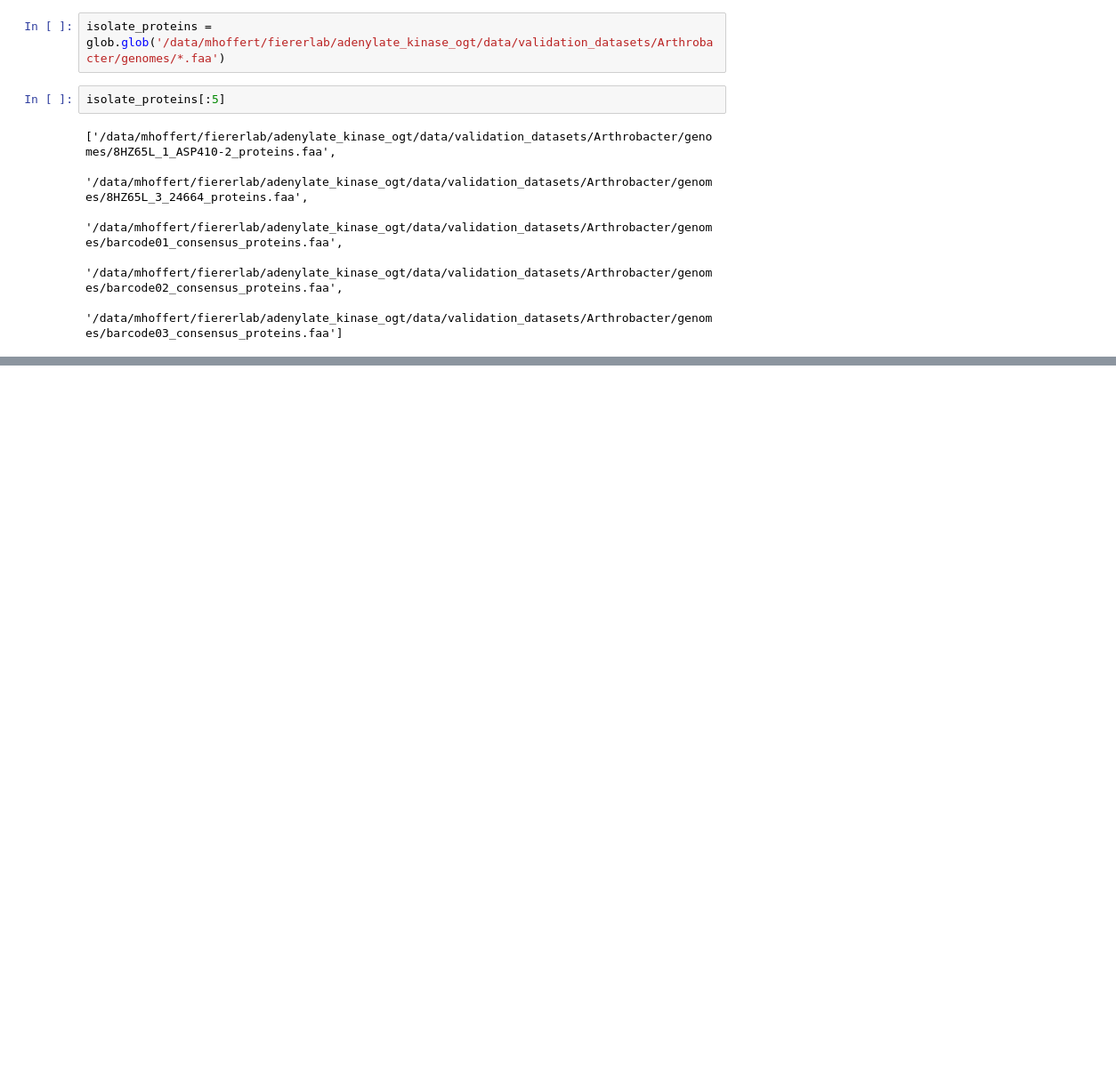
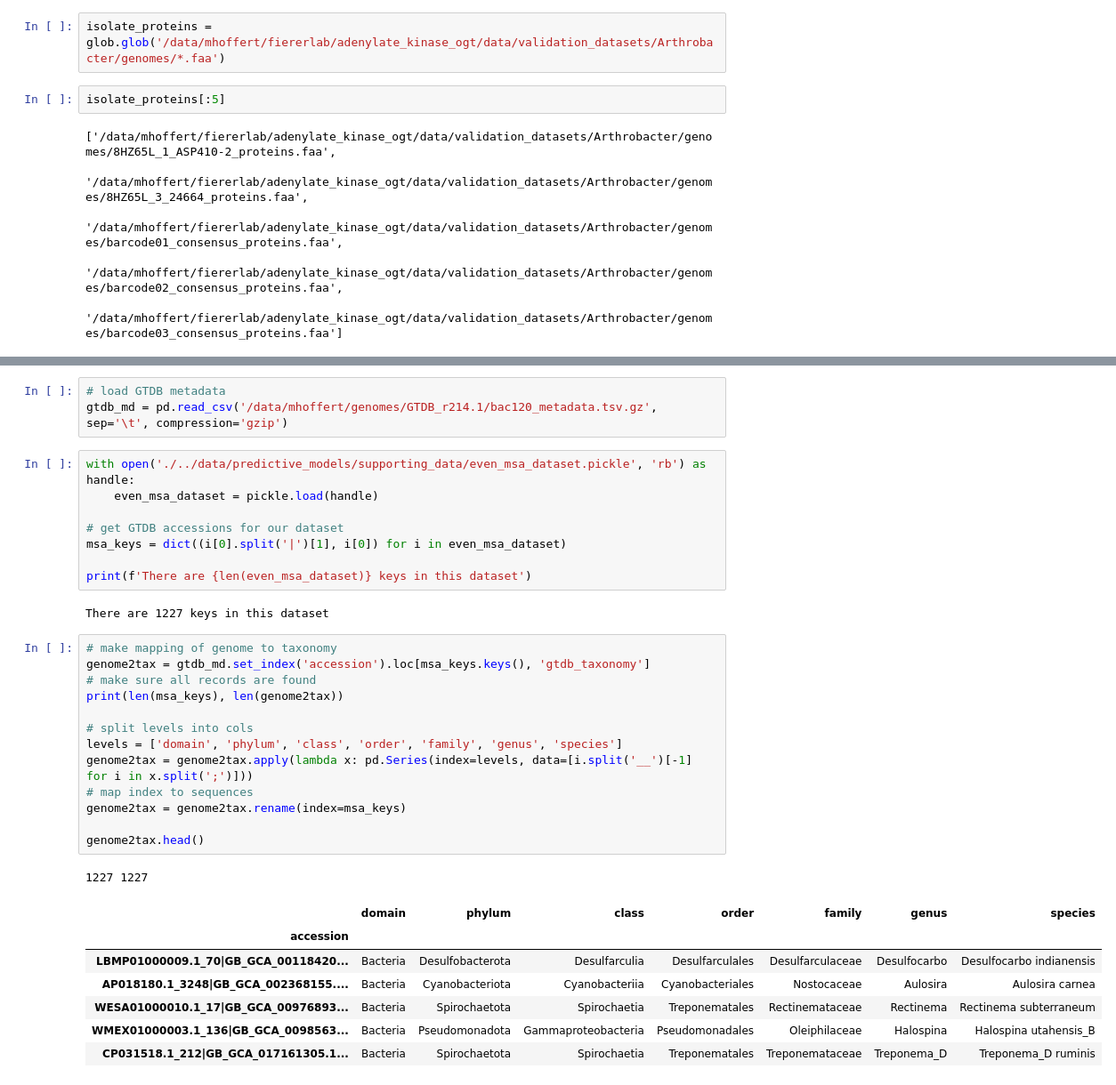
Before and after one commit to realmichaelhoffert/adenylate_kinase_ogt, a Jupyter notebook: notebooks/run_tomes.ipynb, the cells around one changed output, grey strips where cells are left out. Shown at 89% size. Drawn from its saved outputs; the diff is of its cells as text; blank space fills up the shorter version.

```diff
--- a/notebooks/run_tomes.ipynb
+++ b/notebooks/run_tomes.ipynb
@@ -46 +59,36 @@ isolate_proteins[:5]
+# %%
+# load GTDB metadata
+gtdb_md = pd.read_csv('/data/mhoffert/genomes/GTDB_r214.1/bac120_metadata.tsv.gz', sep='\t', compression='gzip')
+# %%
+with open('./../data/predictive_models/supporting_data/even_msa_dataset.pickle', 'rb') as handle:
+    even_msa_dataset = pickle.load(handle)
+
+# get GTDB accessions for our dataset
+msa_keys = dict((i[0].split('|')[1], i[0]) for i in even_msa_dataset)
+
+print(f'There are {len(even_msa_dataset)} keys in this dataset')
+# %% [output]
+There are 1227 keys in this dataset
+# %%
+# make mapping of genome to taxonomy
+genome2tax = gtdb_md.set_index('accession').loc[msa_keys.keys(), 'gtdb_taxonomy']
+# make sure all records are found
+print(len(msa_keys), len(genome2tax))
+
+# split levels into cols
+levels = ['domain', 'phylum', 'class', 'order', 'family', 'genus', 'species']
+genome2tax = genome2tax.apply(lambda x: pd.Series(index=levels, data=[i.split('__')[-1] for i in x.split(';')]))
+# map index to sequences
+genome2tax = genome2tax.rename(index=msa_keys)
+
+genome2tax.head()
+# %% [output]
+1227 1227
+|  | domain | phylum | class | order | family | genus | species |
+| accession |  |  |  |  |  |  |  |
+| LBMP01000009.1_70|GB_GCA_00118420... | Bacteria | Desulfobacterota | Desulfarculia | Desulfarculales | Desulfarculaceae | Desulfocarbo | Desulfocarbo indianensis |
+| AP018180.1_3248|GB_GCA_002368155.... | Bacteria | Cyanobacteriota | Cyanobacteriia | Cyanobacteriales | Nostocaceae | Aulosira | Aulosira carnea |
+| WESA01000010.1_17|GB_GCA_00976893... | Bacteria | Spirochaetota | Spirochaetia | Treponematales | Rectinemataceae | Rectinema | Rectinema subterraneum |
+| WMEX01000003.1_136|GB_GCA_0098563... | Bacteria | Pseudomonadota | Gammaproteobacteria | Pseudomonadales | Oleiphilaceae | Halospina | Halospina utahensis_B |
+| CP031518.1_212|GB_GCA_017161305.1... | Bacteria | Spirochaetota | Spirochaetia | Treponematales | Treponemataceae | Treponema_D | Treponema_D ruminis |
 # %%
```
Also changed, not shown: parts of 27 cells of this notebook.
